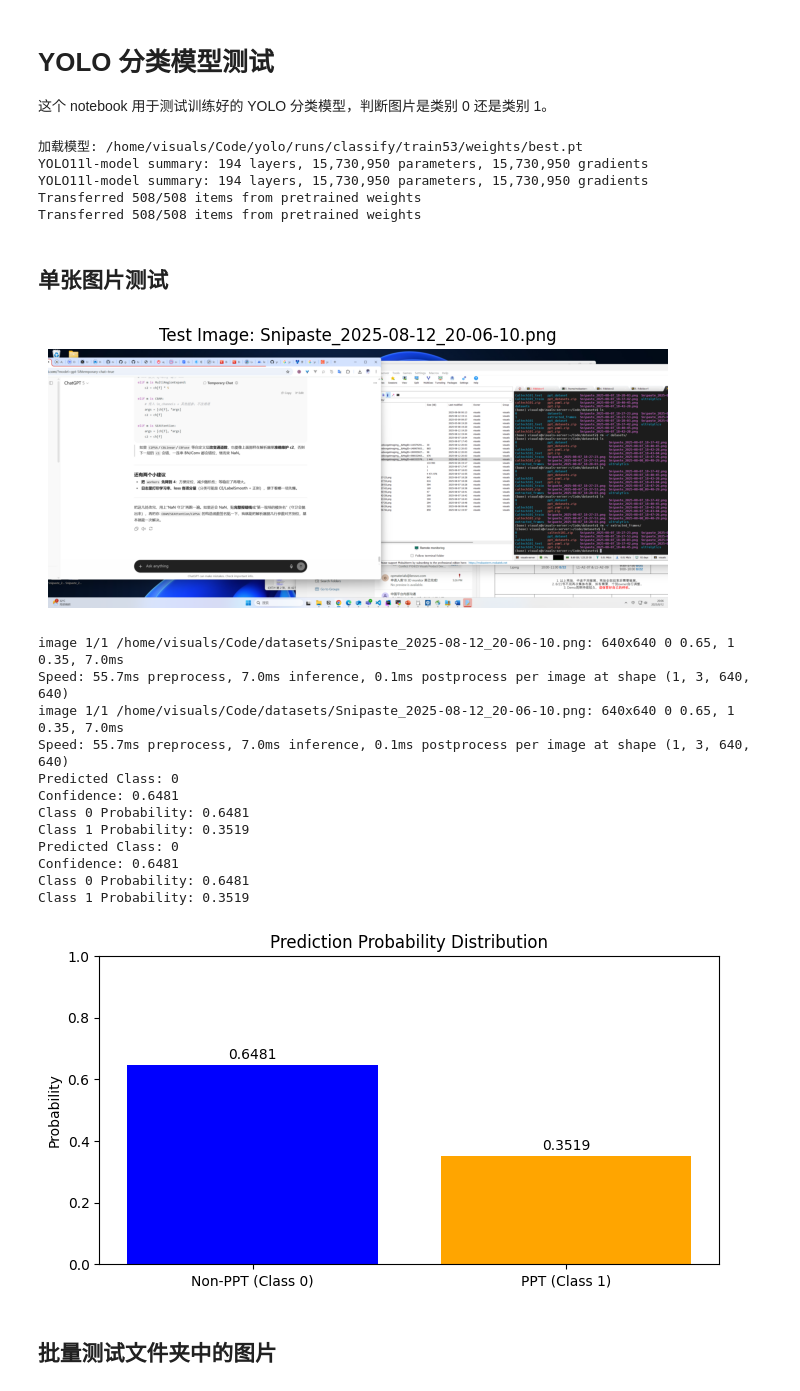
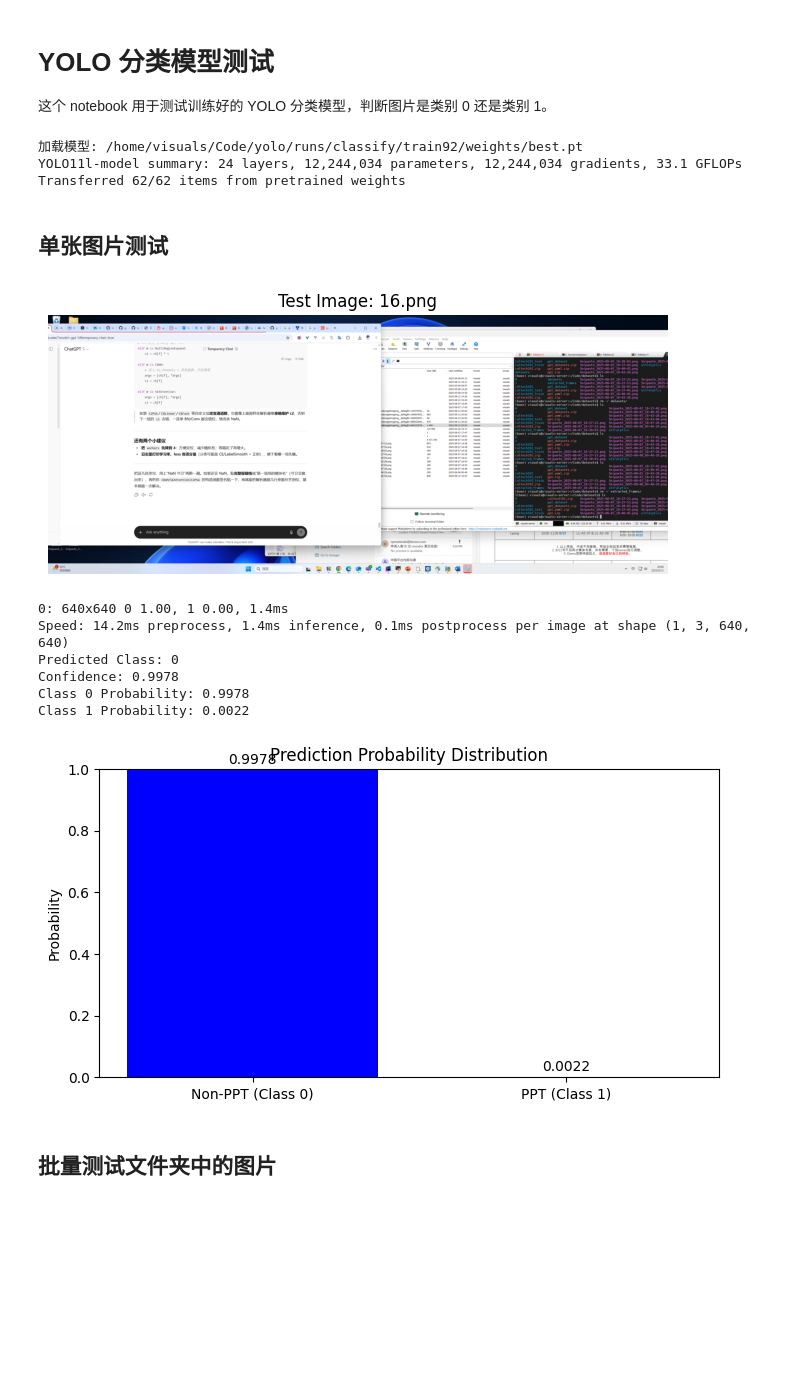
Before and after one commit to ninja119347/yolo, a Jupyter notebook: test.ipynb, the cells around one changed output. Cells and saved outputs as stored; diff of their text form; code cells hidden in the pictures; blank space fills up the shorter version.

```diff
--- a/test.ipynb
+++ b/test.ipynb
@@ -14,7 +14,7 @@ from tqdm import tqdm
 
 # 加载训练好的模型
 model_yaml = "ultralytics/cfg/models/11/yolo11l-model.yaml"
-model_weights = "/home/visuals/Code/yolo/runs/classify/train53/weights/best.pt"
+model_weights = "/home/visuals/Code/yolo/runs/classify/train92/weights/best.pt"
 
 
 # 检查模型是否存在
@@ -27,11 +27,9 @@ else:
     print(f"错误: 模型文件不存在: {model_weights}")
     raise FileNotFoundError(f"找不到模型文件: {model_weights}")
 # %% [output]
-加载模型: /home/visuals/Code/yolo/runs/classify/train53/weights/best.pt
-YOLO11l-model summary: 194 layers, 15,730,950 parameters, 15,730,950 gradients
-YOLO11l-model summary: 194 layers, 15,730,950 parameters, 15,730,950 gradients
-Transferred 508/508 items from pretrained weights
-Transferred 508/508 items from pretrained weights
+加载模型: /home/visuals/Code/yolo/runs/classify/train92/weights/best.pt
+YOLO11l-model summary: 24 layers, 12,244,034 parameters, 12,244,034 gradients, 33.1 GFLOPs
+Transferred 62/62 items from pretrained weights
 # %% [markdown]
 ## 单张图片测试
 # %%
@@ -46,8 +44,10 @@ def predict_single_image(image_path):
     if img is None:
         print(f"Error: Cannot read image: {image_path}")
         return None, None, None
+   # resize到训练尺寸
+    img_resized = cv2.resize(img, (416, 416))
+    img_rgb = cv2.cvtColor(img, cv2.COLOR_BGR2RGB)
 
-    img_rgb = cv2.cvtColor(img, cv2.COLOR_BGR2RGB)
 
     plt.figure(figsize=(8, 6))
     plt.imshow(img_rgb)
@@ -56,7 +56,7 @@ def predict_single_image(image_path):
     plt.show()
 
     # 执行预测
-    results = model(image_path)
+    results = model(img_resized)
 
     # 获取预测结果
     pred_class = results[0].probs.top1  # 预测的类别
@@ -87,26 +87,20 @@ def predict_single_image(image_path):
     return pred_class, confidence, probs
 # %%
 # 测试单张图片 - 输入图片路径
-image_path ="/home/visuals/Code/datasets/Snipaste_2025-08-12_20-06-10.png"
+image_path ="/home/visuals/Code/datasets/16.png"
 if os.path.exists(image_path):
     predict_single_image(image_path)
 else:
     print(f"错误: 图片不存在: {image_path}")
 # %% [output]
-[figure, old version]
+[figure, new version]
-image 1/1 /home/visuals/Code/datasets/Snipaste_2025-08-12_20-06-10.png: 640x640 0 0.65, 1 0.35, 7.0ms
-Speed: 55.7ms preprocess, 7.0ms inference, 0.1ms postprocess per image at shape (1, 3, 640, 640)
-image 1/1 /home/visuals/Code/datasets/Snipaste_2025-08-12_20-06-10.png: 640x640 0 0.65, 1 0.35, 7.0ms
-Speed: 55.7ms preprocess, 7.0ms inference, 0.1ms postprocess per image at shape (1, 3, 640, 640)
+0: 640x640 0 1.00, 1 0.00, 1.4ms
+Speed: 14.2ms preprocess, 1.4ms inference, 0.1ms postprocess per image at shape (1, 3, 640, 640)
 Predicted Class: 0
-Confidence: 0.6481
-Class 0 Probability: 0.6481
-Class 1 Probability: 0.3519
-Predicted Class: 0
-Confidence: 0.6481
-Class 0 Probability: 0.6481
-Class 1 Probability: 0.3519
+Confidence: 0.9978
+Class 0 Probability: 0.9978
+Class 1 Probability: 0.0022
-[figure, old version]
+[figure, new version]
 # %% [markdown]
 ## 批量测试文件夹中的图片
 # %%
```
Also changed, not shown: parts of 14 cells of this notebook, 14 other files.
